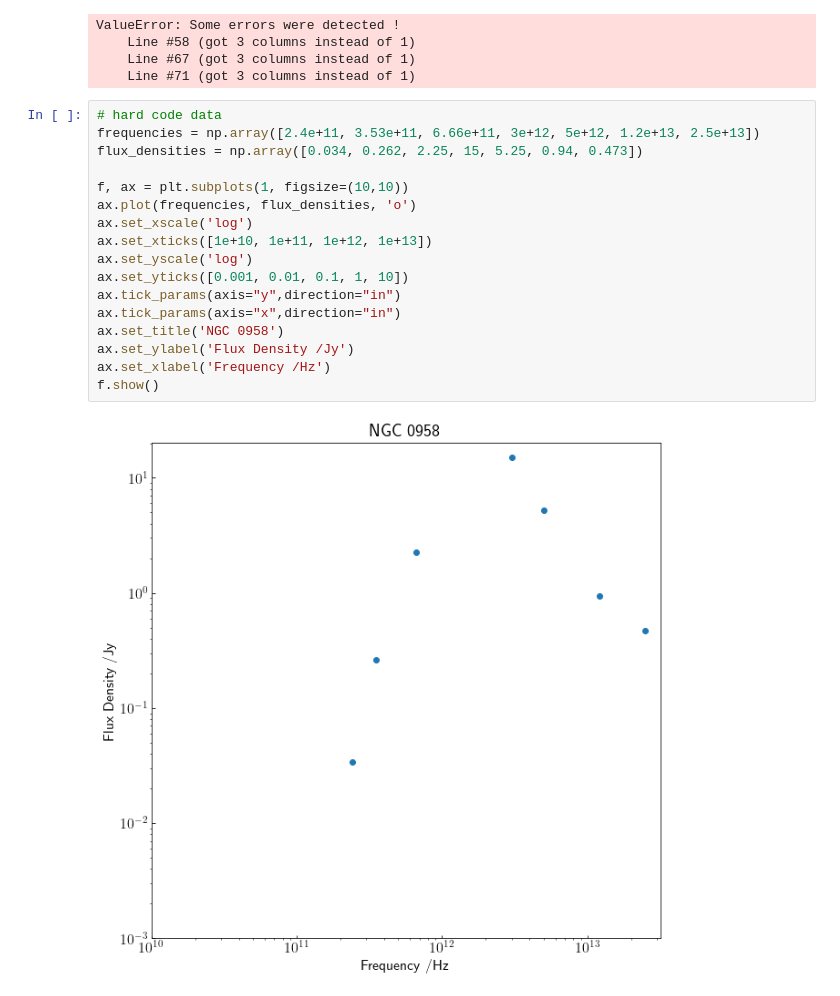
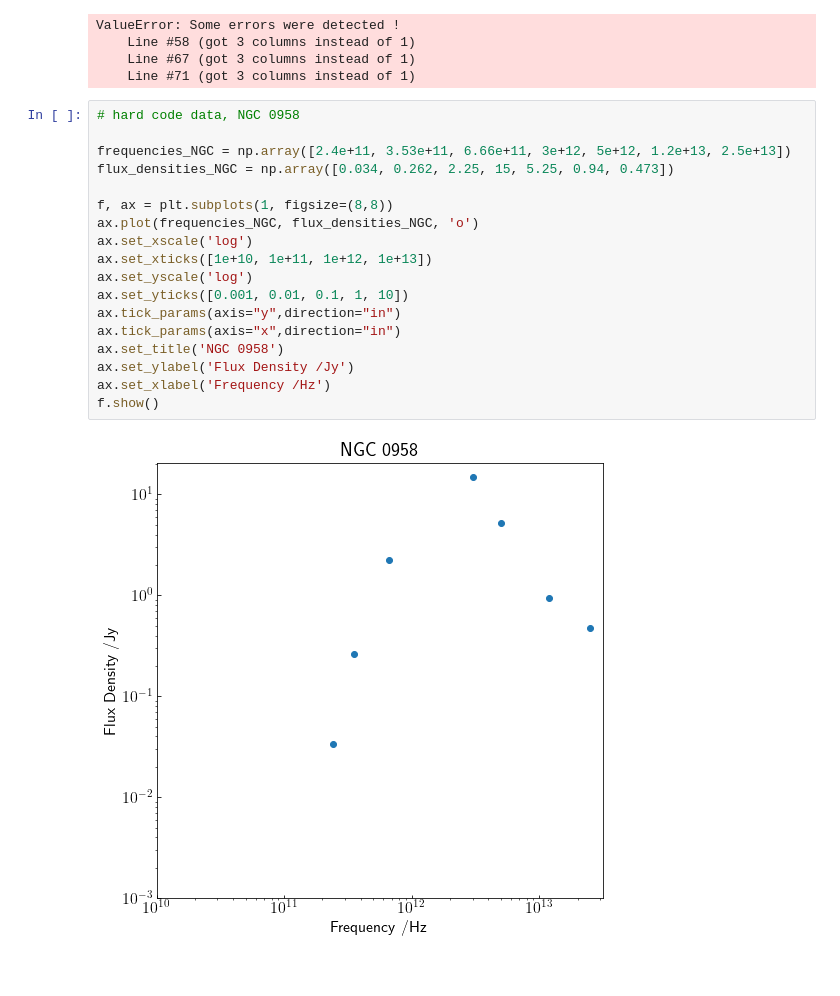
Before and after one commit to Anthony-J-G/spectral-energy-distribution, a Jupyter notebook: Infrared Spectral Energy Distributions.ipynb, the cells around one changed output. Drawn from its saved outputs; the diff is of its cells as text.

```diff
--- a/Infrared Spectral Energy Distributions.ipynb
+++ b/Infrared Spectral Energy Distributions.ipynb
@@ -19,21 +19,22 @@ ValueError: Some errors were detected !
     Line #67 (got 3 columns instead of 1)
     Line #71 (got 3 columns instead of 1)
 # %%
-# hard code data
-frequencies = np.array([2.4e+11, 3.53e+11, 6.66e+11, 3e+12, 5e+12, 1.2e+13, 2.5e+13])
-flux_densities = np.array([0.034, 0.262, 2.25, 15, 5.25, 0.94, 0.473])
+# hard code data, NGC 0958
 
-f, ax = plt.subplots(1, figsize=(10,10))
-ax.plot(frequencies, flux_densities, 'o')
+frequencies_NGC = np.array([2.4e+11, 3.53e+11, 6.66e+11, 3e+12, 5e+12, 1.2e+13, 2.5e+13])
+flux_densities_NGC = np.array([0.034, 0.262, 2.25, 15, 5.25, 0.94, 0.473])
+
+f, ax = plt.subplots(1, figsize=(8,8))
+ax.plot(frequencies_NGC, flux_densities_NGC, 'o')
 ax.set_xscale('log')
 ax.set_xticks([1e+10, 1e+11, 1e+12, 1e+13])
 ax.set_yscale('log')
 ax.set_yticks([0.001, 0.01, 0.1, 1, 10])
 ax.tick_params(axis="y",direction="in")
 ax.tick_params(axis="x",direction="in")
 ax.set_title('NGC 0958')
 ax.set_ylabel('Flux Density /Jy')
 ax.set_xlabel('Frequency /Hz')
 f.show()
 # %% [output]
-[figure, old version]
+[figure, new version]
```
Also changed, not shown: parts of 2 cells of this notebook.
